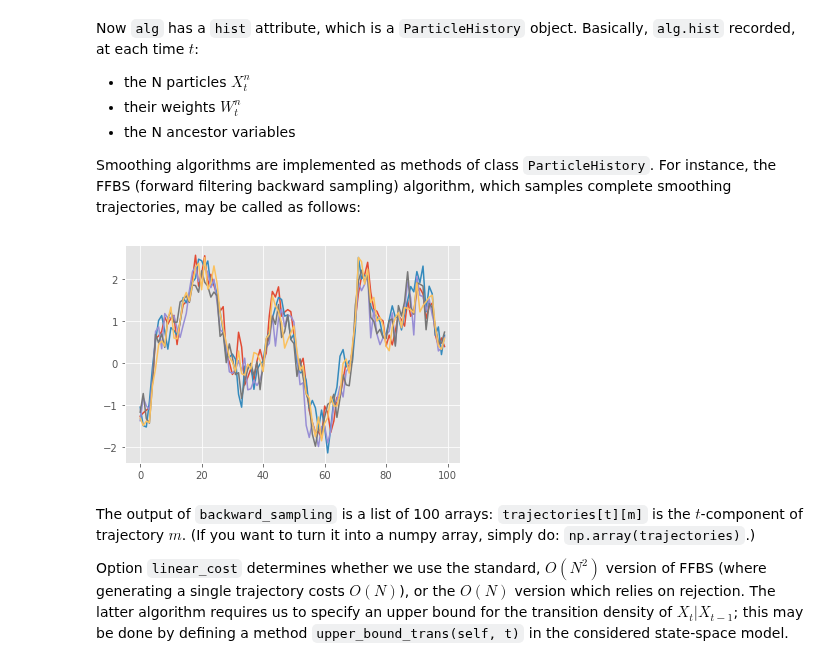
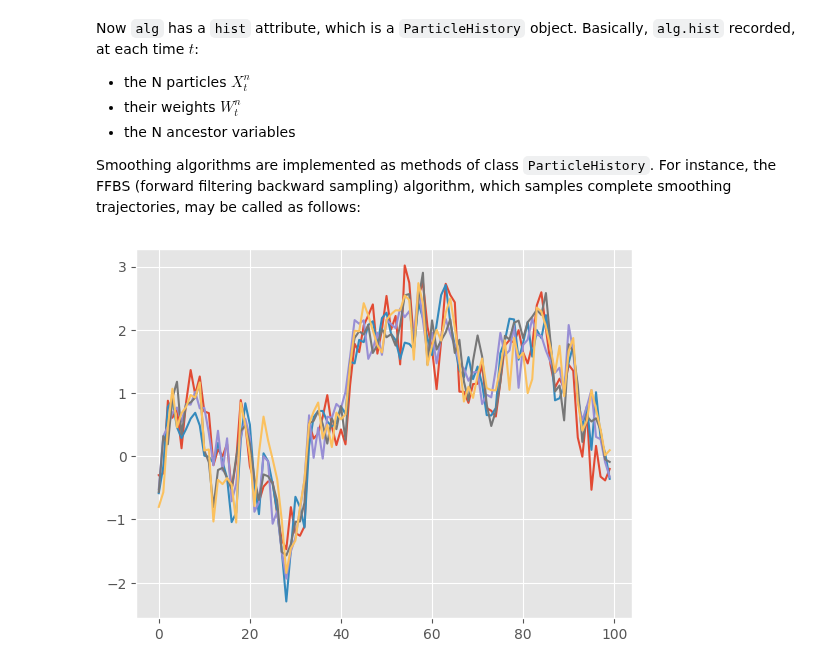
Before and after one commit to nchopin/particles, a Jupyter notebook: docs/source/notebooks/advanced_tutorial_ssm.ipynb, the cells around one changed output. Saved outputs shown, nothing was run; the diff lists cells and outputs as text; code cells hidden in the pictures.

Commit message:
Fix #72, notebook on advanced ssms mentioned deprecated method backward_sampling

```diff
--- a/docs/source/notebooks/advanced_tutorial_ssm.ipynb
+++ b/docs/source/notebooks/advanced_tutorial_ssm.ipynb
@@ -242,11 +242,7 @@ Now `alg` has a `hist` attribute, which is a `ParticleHistory` object. Basically
 
 Smoothing algorithms are implemented as methods of class `ParticleHistory`. For instance, the FFBS (forward filtering backward sampling) algorithm, which samples complete smoothing trajectories, may be called as follows:
 # %%
-trajectories = alg.hist.backward_sampling(5, linear_cost=False)
+trajectories = alg.hist.backward_sampling_ON2(5)
 plt.plot(trajectories);
 # %% [output]
-[figure, old version]
+[figure, new version]
-# %% [markdown]
-The output of `backward_sampling` is a list of 100 arrays: `trajectories[t][m]` is the $t$-component of trajectory $m$. (If you want to turn it into a numpy array, simply do: `np.array(trajectories)`.)
-
-Option `linear_cost` determines whether we use the standard, $O(N^2)$ version of FFBS (where generating a single trajectory costs $O(N)$), or the $O(N)$ version which relies on rejection. The latter algorithm requires us to specify an upper bound for the transition density of $X_t | X_{t-1}$; this may be done by defining a method `upper_bound_trans(self, t)` in the considered state-space model.
```
Also changed, not shown: parts of 9 cells of this notebook.
